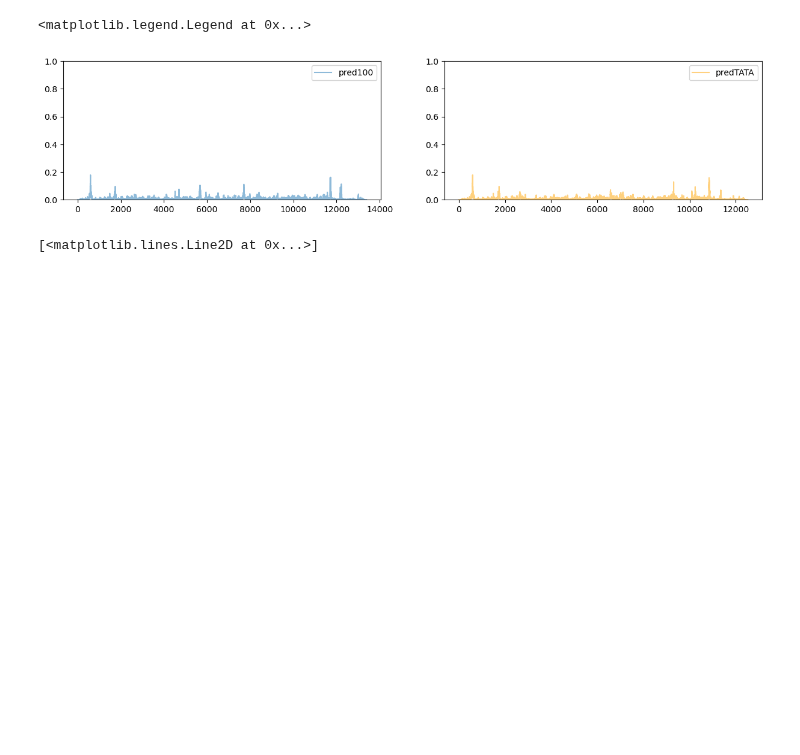
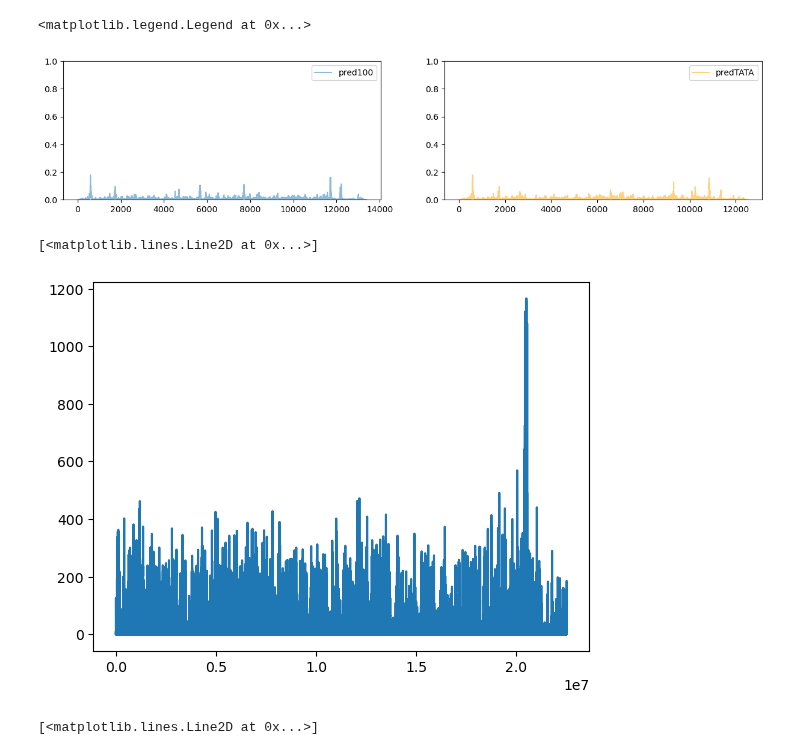
Before and after one commit to floriantilliet/mnhn_internship, a Jupyter notebook: model_visualization.ipynb, the cells around one changed output. Drawn from its saved outputs; the diff is of its cells as text; code cells hidden in the pictures; blank space fills up the shorter version.

```diff
--- a/model_visualization.ipynb
+++ b/model_visualization.ipynb
@@ -234,7 +220,7 @@ with np.load('/home/florian/projet/r6.16/seq.npz') as f:
     X_Y = f['Y']
 # %%
 #load scATACseq
-with np.load('/home/florian/projet/cell_types/scATACseq_KC_G.dedup.no_blacklist.RPGCnormalized.bw.npz') as f:
+with np.load('/home/florian/projet/cell_types/scATACseq_allElse.npz') as f:
     Y_2L=f['2L'][0]
     Y_2R=f['2R'][0]
     Y_3L=f['3L'][0]
@@ -244,26 +230,31 @@ with np.load('/home/florian/projet/cell_types/scATACseq_KC_G.dedup.no_blacklist.
     Y_Y=f['Y'][0]
 
 cut=50
-Y_2L[Y_2L >= cut] = cut
-Y_2L=Y_2L/cut
+# Y_2L[Y_2L >= cut] = cut
+# Y_2L=Y_2L/cut
 
-Y_2R[Y_2R >= cut] = cut
-Y_2R=Y_2R/cut
+# Y_2R[Y_2R >= cut] = cut
+# Y_2R=Y_2R/cut
 
-Y_3L[Y_3L >= cut] = cut
-Y_3L=Y_3L/cut
+# Y_3L[Y_3L >= cut] = cut
+# Y_3L=Y_3L/cut
 
-Y_3R[Y_3R >= cut] = cut
-Y_3R=Y_3R/cut
+# Y_3R[Y_3R >= cut] = cut
+# Y_3R=Y_3R/cut
 
-Y_4[Y_4 >= cut] = cut
-Y_4=Y_4/cut
+# Y_4[Y_4 >= cut] = cut
+# Y_4=Y_4/cut
 
-Y_X[Y_X >= cut] = cut
-Y_X=Y_X/cut
+# Y_X[Y_X >= cut] = cut
+# Y_X=Y_X/cut
 
-Y_Y[Y_Y >= 15] = 15
-Y_Y=Y_Y/15
+# Y_Y[Y_Y >= 15] = 15
+# Y_Y=Y_Y/15
+# %%
+plt.plot(Y_2L[1000000:])
+# %% [output]
+[<matplotlib.lines.Line2D at 0x...>]
+[figure, added]
 # %%
 plt.plot(Y_2L[0:10000])
 # %% [output]
```
Also changed, not shown: parts of 2 cells of this notebook, 4 other files.
